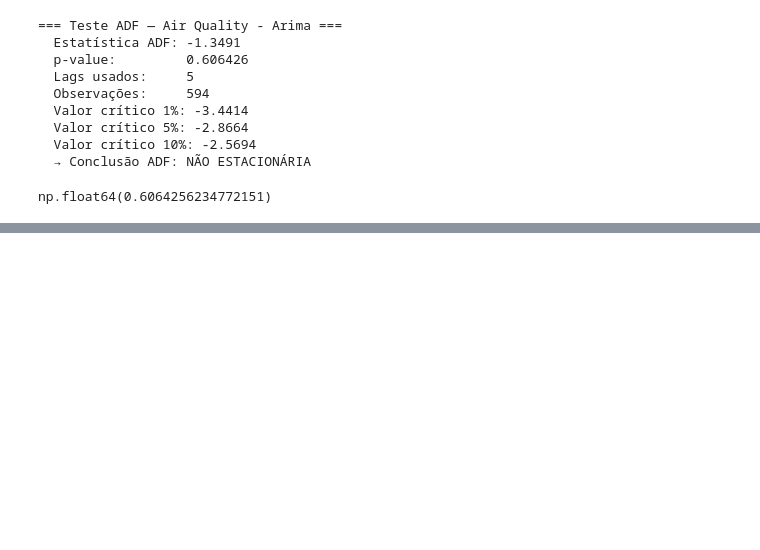
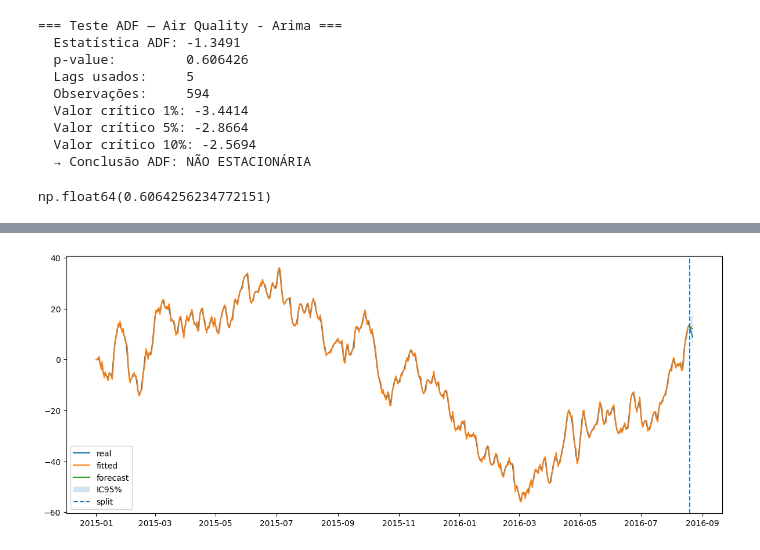
Before and after one commit to Gueguelas/series-temporais, a Jupyter notebook: notebook.ipynb, the cells around one changed output, grey strips where cells are left out. Cells and saved outputs as stored; diff of their text form; code cells hidden in the pictures; blank space fills up the shorter version.

```diff
--- a/notebook.ipynb
+++ b/notebook.ipynb
@@ -927,0 +988,23 @@ np.float64(0.6064256234772151)
+# %%
+z = 3
+train = serie_arima[:-z]
+test = serie_arima[-z:]
+fc = modelo_arima.get_forecast(steps=z)
+mean = fc.predicted_mean
+ci = fc.conf_int(alpha=0.05)
+# %%
+
+fitted = modelo_arima.fittedvalues
+x_ci = ci.index.to_pydatetime()
+
+plt.figure(figsize=(12,5))
+plt.plot(serie_arima.index, serie_arima.values, label="real")
+plt.plot(fitted.index, fitted.values, label="fitted")
+plt.plot(mean.index, mean.values, label="forecast")
+plt.fill_between(x_ci, ci.iloc[:,0].values, ci.iloc[:,1].values, alpha=0.2, label="IC95%")
+plt.axvline(train.index[-1], ls="--", label="split")
+plt.legend()
+plt.tight_layout()
+plt.show()
+# %% [output]
+[figure, added]
```
Also changed, not shown: parts of 11 cells of this notebook.
